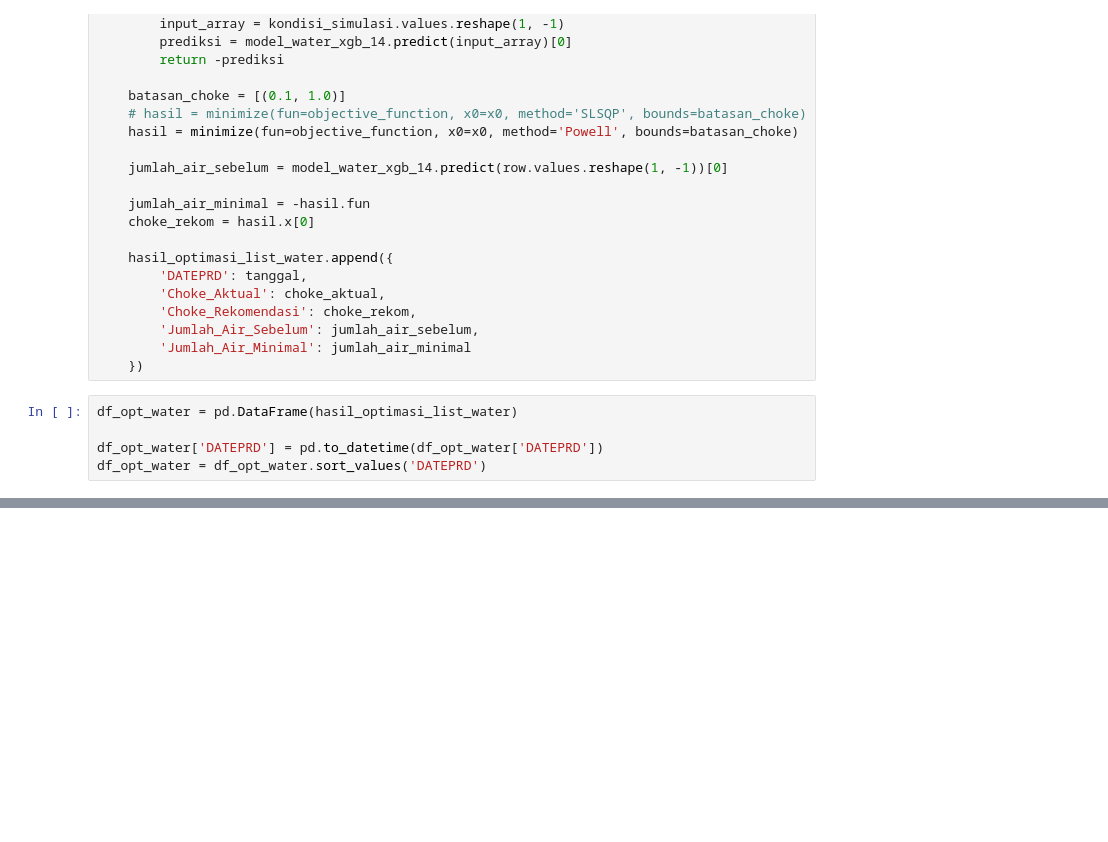
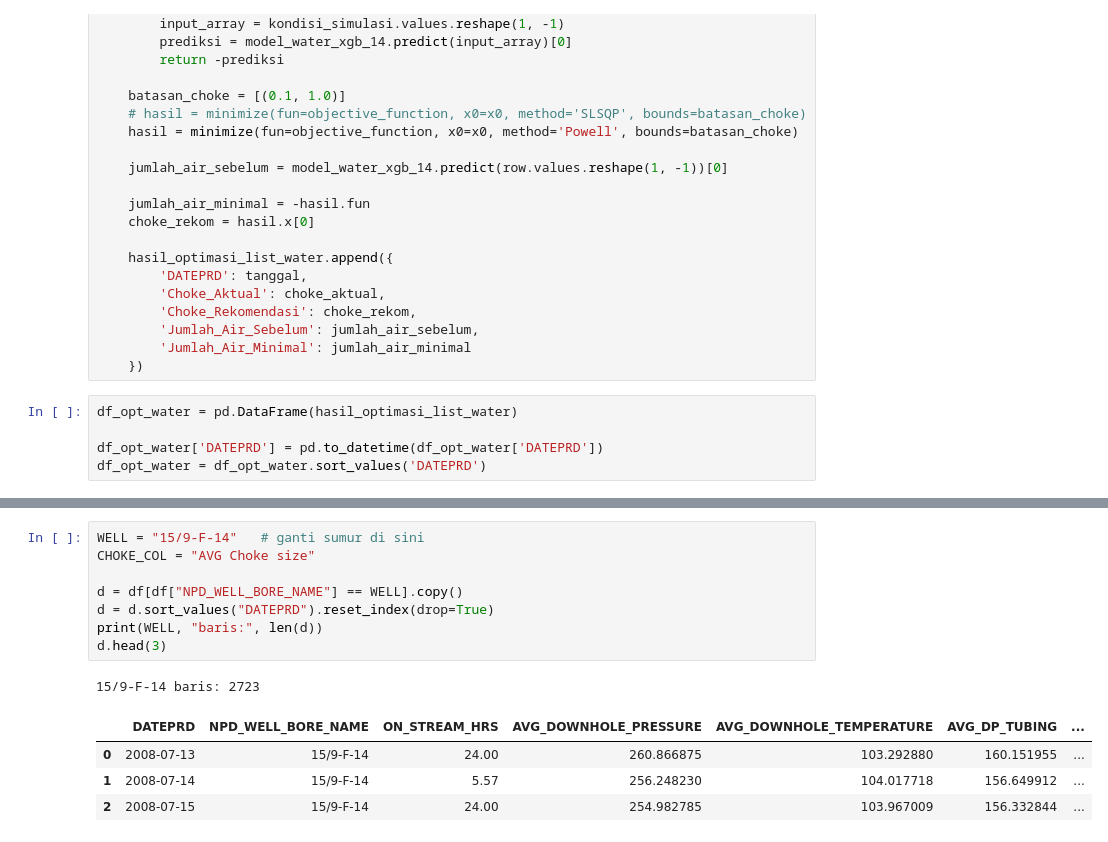
Before and after one commit to alghifrz/choke_optimization, a Jupyter notebook: code_XGBoost.ipynb, the cells around one changed output, grey strips where cells are left out. Drawn from its saved outputs; the diff is of its cells as text; blank space fills up the shorter version.

```diff
--- a/code_XGBoost.ipynb
+++ b/code_XGBoost.ipynb
@@ -978,0 +979,14 @@ Sedang menguji metode: COBYLA...
+# %%
+WELL = "15/9-F-14"   # ganti sumur di sini
+CHOKE_COL = "AVG Choke size"
+
+d = df[df["NPD_WELL_BORE_NAME"] == WELL].copy()
+d = d.sort_values("DATEPRD").reset_index(drop=True)
+print(WELL, "baris:", len(d))
+d.head(3)
+# %% [output]
+15/9-F-14 baris: 2723
+|  | DATEPRD | NPD_WELL_BORE_NAME | ON_STREAM_HRS | AVG_DOWNHOLE_PRESSURE | AVG_DOWNHOLE_TEMPERATURE | AVG_DP_TUBING | ... |
+| 0 | 2008-07-13 | 15/9-F-14 | 24.00 | 260.866875 | 103.292880 | 160.151955 | ... |
+| 1 | 2008-07-14 | 15/9-F-14 | 5.57 | 256.248230 | 104.017718 | 156.649912 | ... |
+| 2 | 2008-07-15 | 15/9-F-14 | 24.00 | 254.982785 | 103.967009 | 156.332844 | ... |
```
Also changed, not shown: parts of 15 cells of this notebook, 1 other file.
